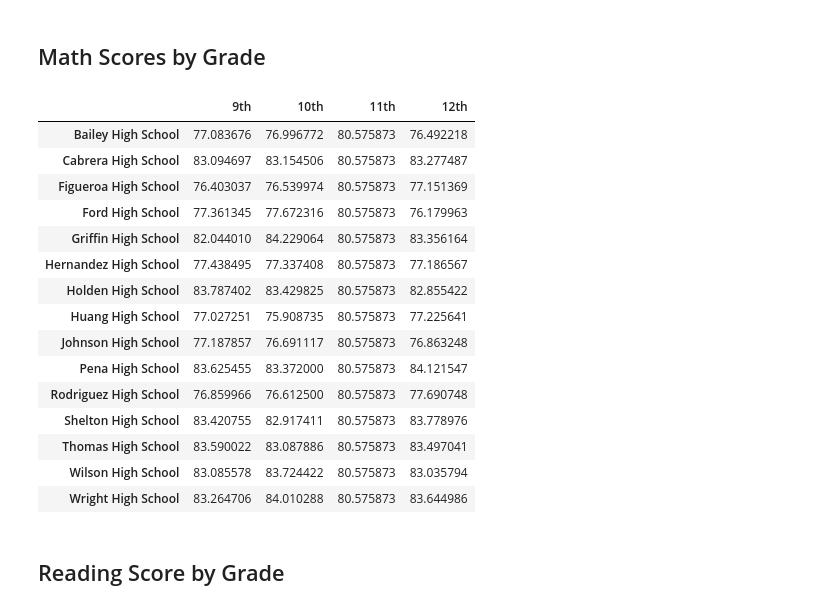
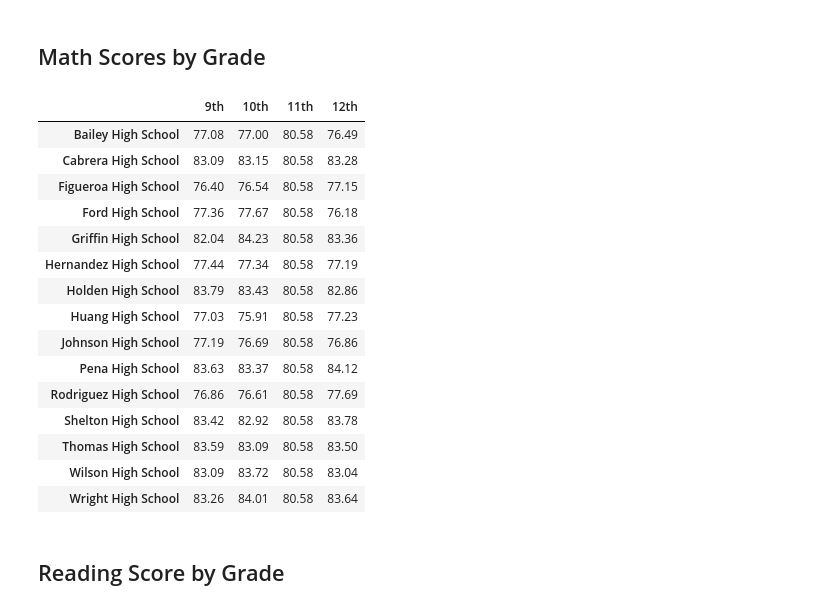
Before and after one commit to rasemanb/pandas-challenge, a Jupyter notebook: pycityschools/jupyternotebook/PyCitySchools_starter.ipynb, the cells around one changed output. Saved outputs shown, nothing was run; the diff lists cells and outputs as text; code cells hidden in the pictures.

```diff
--- a/pycityschools/jupyternotebook/PyCitySchools_starter.ipynb
+++ b/pycityschools/jupyternotebook/PyCitySchools_starter.ipynb
@@ -368,48 +368,55 @@ per_school_summary.sort_values(['% Overall Passing']).head()
 ## Math Scores by Grade
 # %%
 # Use the code provided to separate the data by grade
-ninth_graders = school_data_complete[(school_data_complete["grade"] == "9th")]
-tenth_graders = school_data_complete[(school_data_complete["grade"] == "10th")]
-eleventh_graders = school_data_complete[(school_data_complete["grade"] == "11th")]
-twelfth_graders = school_data_complete[(school_data_complete["grade"] == "12th")]
+ninth_graders = school[(school["grade"] == "9th")]
+tenth_graders = school[(school["grade"] == "10th")]
+eleventh_graders = school[(school["grade"] == "11th")]
+twelfth_graders = school[(school["grade"] == "12th")]
 
 # Group by "school_name" and take the mean of each.
-ninth_graders_scores = ninth_graders.groupby(['school_name']).mean()['math_score']
-tenth_graders_scores =
-eleventh_graders_scores =
-twelfth_graders_scores =
+ninth_graders_scores = ninth_graders.groupby(['school_name']).mean()
+tenth_graders_scores = tenth_graders.groupby(['school_name']).mean()
+eleventh_graders_scores = eleventh_graders.groupby(['school_name']).mean()
+twelfth_graders_scores = twelfth_graders.groupby(['school_name']).mean()
 
 # Use the code to select only the `math_score`.
-ninth_grade_math_scores = ninth_graders_scores["math_score"]
-tenth_grader_math_scores = tenth_graders_scores["math_score"]
-eleventh_grader_math_scores = eleventh_graders_scores.mean()["math_score"]
-twelfth_grader_math_scores = twelfth_graders_scores["math_score"]
+ninth_grader_math_scores = ninth_graders_scores['math_score']
+tenth_grader_math_scores = tenth_graders_scores['math_score']
+eleventh_grader_math_scores = eleventh_graders_scores.mean()['math_score']
+twelfth_grader_math_scores = twelfth_graders_scores['math_score']
 
 # Combine each of the scores above into single DataFrame called `math_scores_by_grade`
+math_scores_by_grade = pd.DataFrame({'9th':ninth_grader_math_scores,
+                                     '10th':tenth_grader_math_scores,
+                                     '11th':eleventh_grader_math_scores,
+                                     '12th':twelfth_grader_math_scores})
 
-
+math_scores_by_grade['9th'] = math_scores_by_grade['9th'].map('{:,.2f}'.format)
+math_scores_by_grade['10th'] = math_scores_by_grade['10th'].map('{:,.2f}'.format)
+math_scores_by_grade['11th'] = math_scores_by_grade['11th'].map('{:,.2f}'.format)
+math_scores_by_grade['12th'] = math_scores_by_grade['12th'].map('{:,.2f}'.format)
 # Minor data wrangling
 math_scores_by_grade.index.name = None
 
 # Display the DataFrame
 math_scores_by_grade
 # %% [output]
 |  | 9th | 10th | 11th | 12th |
-| Bailey High School | 77.083676 | 76.996772 | 80.575873 | 76.492218 |
-| Cabrera High School | 83.094697 | 83.154506 | 80.575873 | 83.277487 |
-| Figueroa High School | 76.403037 | 76.539974 | 80.575873 | 77.151369 |
-| Ford High School | 77.361345 | 77.672316 | 80.575873 | 76.179963 |
-| Griffin High School | 82.044010 | 84.229064 | 80.575873 | 83.356164 |
-| Hernandez High School | 77.438495 | 77.337408 | 80.575873 | 77.186567 |
-| Holden High School | 83.787402 | 83.429825 | 80.575873 | 82.855422 |
-| Huang High School | 77.027251 | 75.908735 | 80.575873 | 77.225641 |
-| Johnson High School | 77.187857 | 76.691117 | 80.575873 | 76.863248 |
-| Pena High School | 83.625455 | 83.372000 | 80.575873 | 84.121547 |
-| Rodriguez High School | 76.859966 | 76.612500 | 80.575873 | 77.690748 |
-| Shelton High School | 83.420755 | 82.917411 | 80.575873 | 83.778976 |
-| Thomas High School | 83.590022 | 83.087886 | 80.575873 | 83.497041 |
-| Wilson High School | 83.085578 | 83.724422 | 80.575873 | 83.035794 |
-| Wright High School | 83.264706 | 84.010288 | 80.575873 | 83.644986 |
+| Bailey High School | 77.08 | 77.00 | 80.58 | 76.49 |
+| Cabrera High School | 83.09 | 83.15 | 80.58 | 83.28 |
+| Figueroa High School | 76.40 | 76.54 | 80.58 | 77.15 |
+| Ford High School | 77.36 | 77.67 | 80.58 | 76.18 |
+| Griffin High School | 82.04 | 84.23 | 80.58 | 83.36 |
+| Hernandez High School | 77.44 | 77.34 | 80.58 | 77.19 |
+| Holden High School | 83.79 | 83.43 | 80.58 | 82.86 |
+| Huang High School | 77.03 | 75.91 | 80.58 | 77.23 |
+| Johnson High School | 77.19 | 76.69 | 80.58 | 76.86 |
+| Pena High School | 83.63 | 83.37 | 80.58 | 84.12 |
+| Rodriguez High School | 76.86 | 76.61 | 80.58 | 77.69 |
+| Shelton High School | 83.42 | 82.92 | 80.58 | 83.78 |
+| Thomas High School | 83.59 | 83.09 | 80.58 | 83.50 |
+| Wilson High School | 83.09 | 83.72 | 80.58 | 83.04 |
+| Wright High School | 83.26 | 84.01 | 80.58 | 83.64 |
 # %% [markdown]
 ## Reading Score by Grade
 # %%
```
Also changed, not shown: parts of 11 cells of this notebook, 2 other files.
